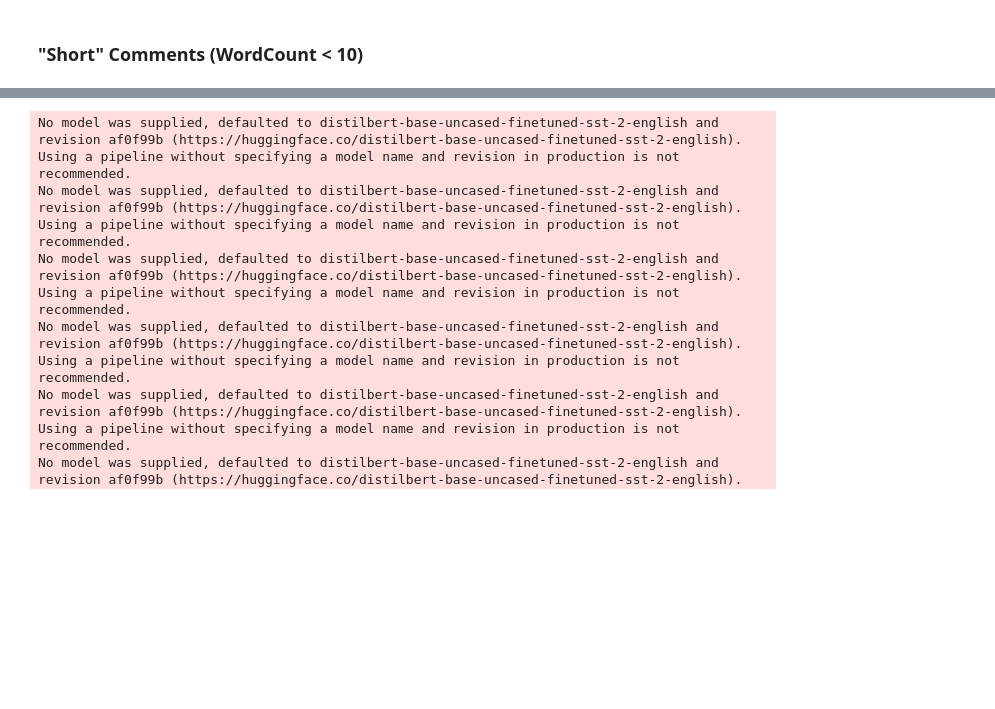
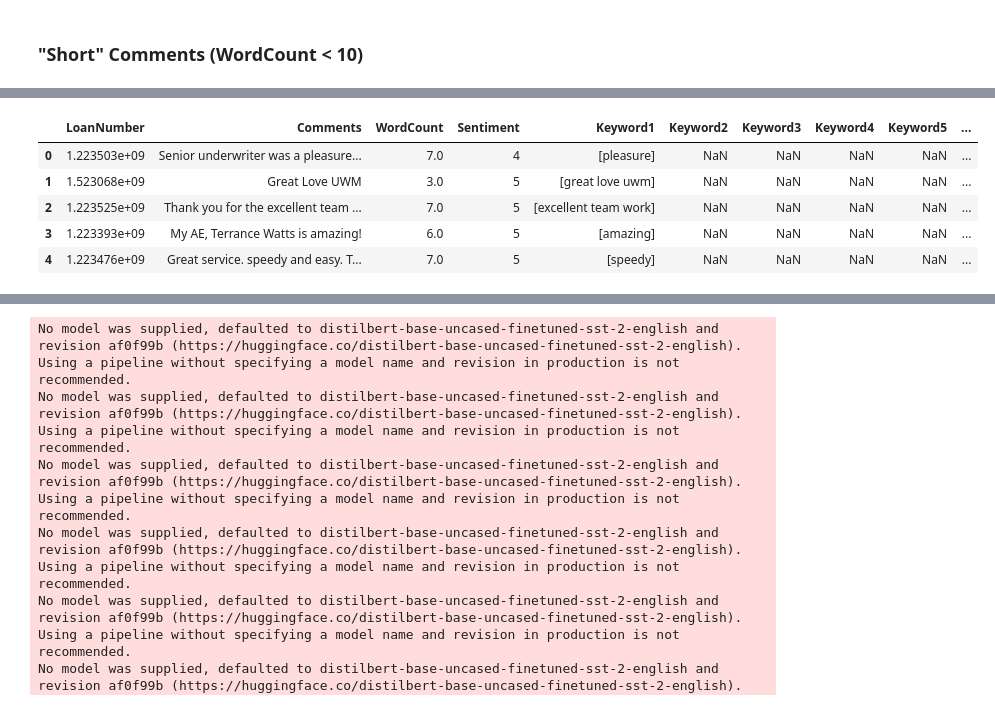
Before and after one commit to leah-apking/project3.1, a Jupyter notebook: PKE.ipynb, the cells around one changed output, grey strips where cells are left out. Saved outputs shown, nothing was run; the diff lists cells and outputs as text; code cells hidden in the pictures; blank space fills up the shorter version.

```diff
--- a/PKE.ipynb
+++ b/PKE.ipynb
@@ -135,0 +261,6 @@ dtype: int64
+# %%
+#split column of lists into two new columns
+split = pd.DataFrame(nps_med['Keywords'].to_list(), columns = ['Keyword1', 'Keyword2', 'Keyword3'])
+
+#join split columns back to original DataFrame
+nps_med = pd.concat([nps_med, split], axis=1)
@@ -135,0 +360,12 @@ dtype: int64
+# %%
+merged = pd.merge(concat2, nps1, on='LoanNumber')
+merged1 = merged.drop(columns={'Keywords', 'Comments_y', 'Comment', 'NetPromoterLabel'})
+final_df = merged1.rename(columns={'Comments_x': 'Comments'})
+final_df.head()
+# %% [output]
+|  | LoanNumber | Comments | WordCount | Sentiment | Keyword1 | Keyword2 | Keyword3 | Keyword4 | Keyword5 | ... |
+| 0 | 1.223503e+09 | Senior underwriter was a pleasure... | 7.0 | 4 | [pleasure] | NaN | NaN | NaN | NaN | ... |
+| 1 | 1.523068e+09 | Great Love UWM | 3.0 | 5 | [great love uwm] | NaN | NaN | NaN | NaN | ... |
+| 2 | 1.223525e+09 | Thank you for the excellent team ... | 7.0 | 5 | [excellent team work] | NaN | NaN | NaN | NaN | ... |
+| 3 | 1.223393e+09 | My AE, Terrance Watts is amazing! | 6.0 | 5 | [amazing] | NaN | NaN | NaN | NaN | ... |
+| 4 | 1.223476e+09 | Great service. speedy and easy. T... | 7.0 | 5 | [speedy] | NaN | NaN | NaN | NaN | ... |
```
Also changed, not shown: parts of 31 cells of this notebook.
